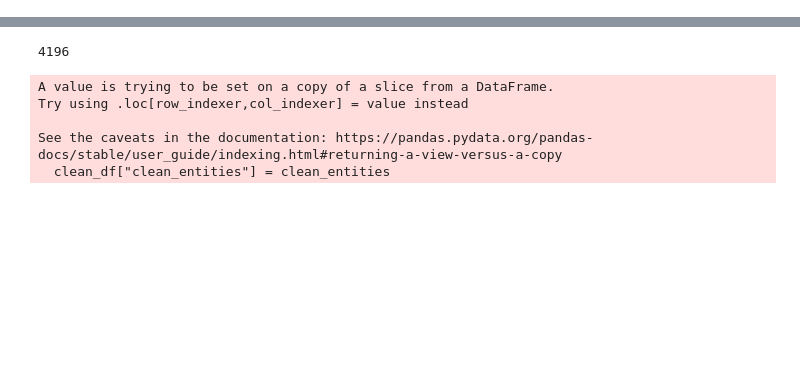
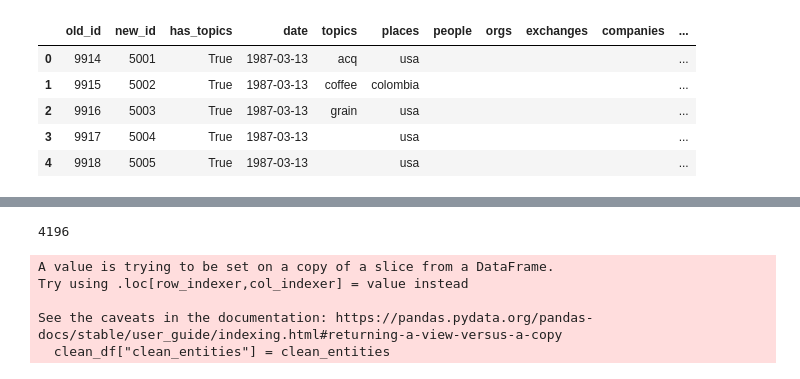
Before and after one commit to johnlbellamy/qa, a Jupyter notebook: notebooks/Data Clean.ipynb, the cells around one changed output, grey strips where cells are left out. Saved outputs shown, nothing was run; the diff lists cells and outputs as text; code cells hidden in the pictures; blank space fills up the shorter version.

Commit message:
Update data

```diff
--- a/notebooks/Data Clean.ipynb
+++ b/notebooks/Data Clean.ipynb
@@ -12,0 +23,11 @@ for relation_file in os.listdir("data/relations"):
+# %%
+all_df = pd.read_parquet("../data/reuters/reuters_all.parquet")
+# %%
+all_df.head()
+# %% [output]
+|  | old_id | new_id | has_topics | date | topics | places | people | orgs | exchanges | companies | ... |
+| 0 | 9914 | 5001 | True | 1987-03-13 | acq | usa |  |  |  |  | ... |
+| 1 | 9915 | 5002 | True | 1987-03-13 | coffee | colombia |  |  |  |  | ... |
+| 2 | 9916 | 5003 | True | 1987-03-13 | grain | usa |  |  |  |  | ... |
+| 3 | 9917 | 5004 | True | 1987-03-13 |  | usa |  |  |  |  | ... |
+| 4 | 9918 | 5005 | True | 1987-03-13 |  | usa |  |  |  |  | ... |
```
Also changed, not shown: parts of 44 cells of this notebook, 2 other files.
